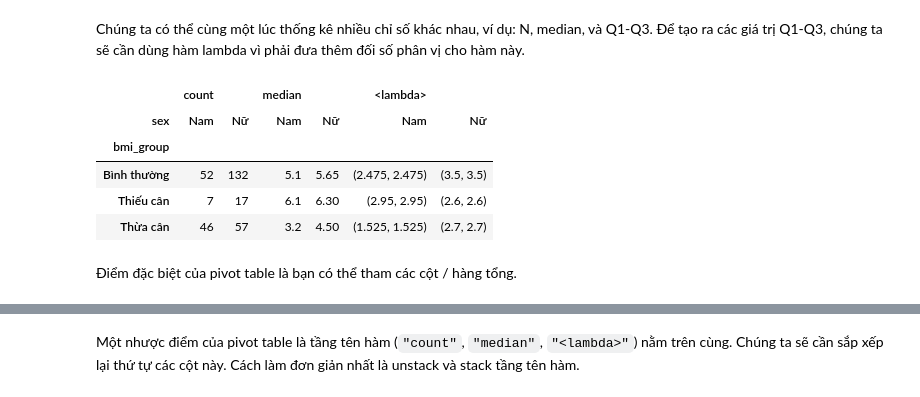
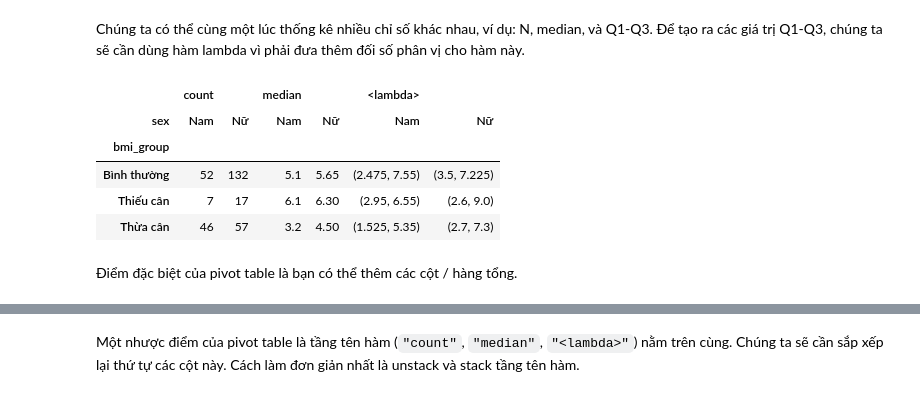
Before and after one commit to gothmania/pytutor, a Jupyter notebook: 04_data/11_tabulation.ipynb, the cells around one changed output, grey strips where cells are left out. Cells and saved outputs as stored; diff of their text form; code cells hidden in the pictures.

```diff
--- a/04_data/11_tabulation.ipynb
+++ b/04_data/11_tabulation.ipynb
@@ -44,16 +44,16 @@ Chúng ta có thể cùng một lúc thống kê nhiều chỉ số khác nhau,
 # %%
 d.pivot_table(values="les_irp4s", index="bmi_group", columns="sex",
     aggfunc=[
         "count",
         "median",
-        lambda x: (x.quantile(0.25), x.quantile(0.25))
+        lambda x: (x.quantile(0.25), x.quantile(0.75))
     ])
 # %% [output]
 |  | count |  | median |  | <lambda> |  |
 | sex | Nam | Nữ | Nam | Nữ | Nam | Nữ |
 | bmi_group |  |  |  |  |  |  |
-| Bình thường | 52 | 132 | 5.1 | 5.65 | (2.475, 2.475) | (3.5, 3.5) |
-| Thiếu cân | 7 | 17 | 6.1 | 6.30 | (2.95, 2.95) | (2.6, 2.6) |
-| Thừa cân | 46 | 57 | 3.2 | 4.50 | (1.525, 1.525) | (2.7, 2.7) |
+| Bình thường | 52 | 132 | 5.1 | 5.65 | (2.475, 7.55) | (3.5, 7.225) |
+| Thiếu cân | 7 | 17 | 6.1 | 6.30 | (2.95, 6.55) | (2.6, 9.0) |
+| Thừa cân | 46 | 57 | 3.2 | 4.50 | (1.525, 5.35) | (2.7, 7.3) |
 # %% [markdown]
-Điểm đặc biệt của pivot table là bạn có thể tham các cột / hàng tổng.
+Điểm đặc biệt của pivot table là bạn có thể thêm các cột / hàng tổng.
```
Also changed, not shown: parts of 6 cells of this notebook.
